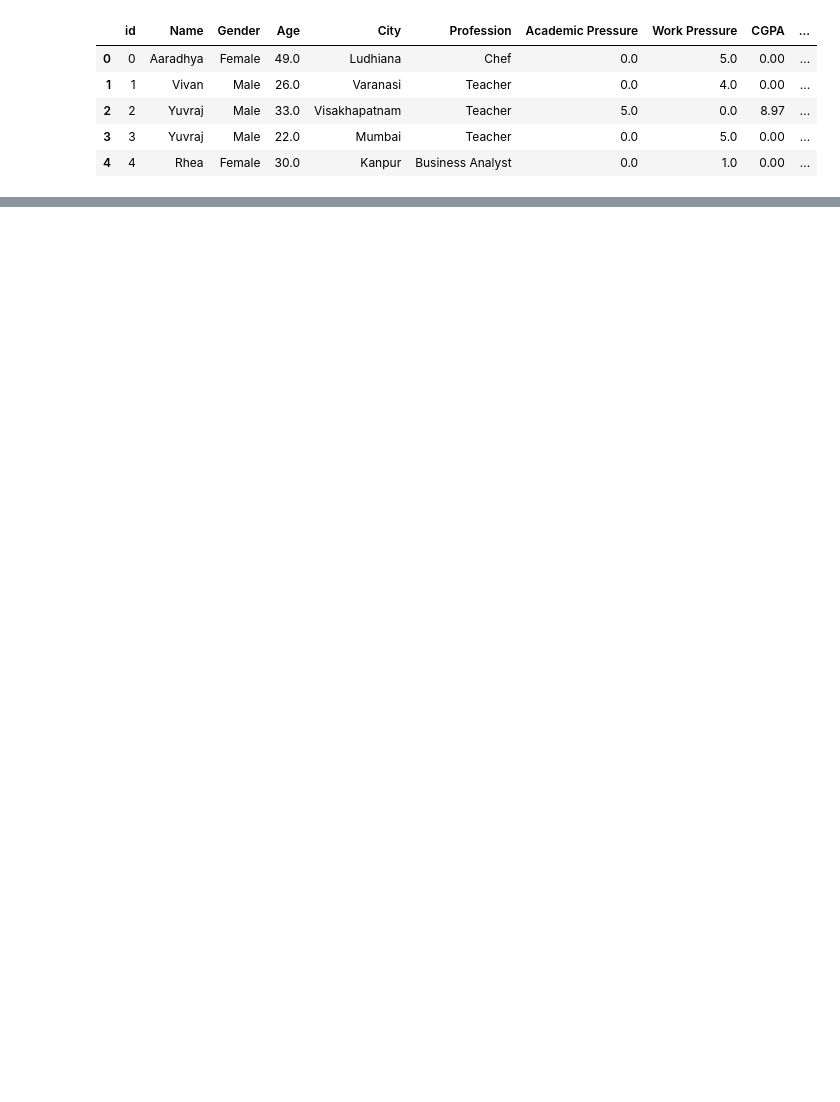
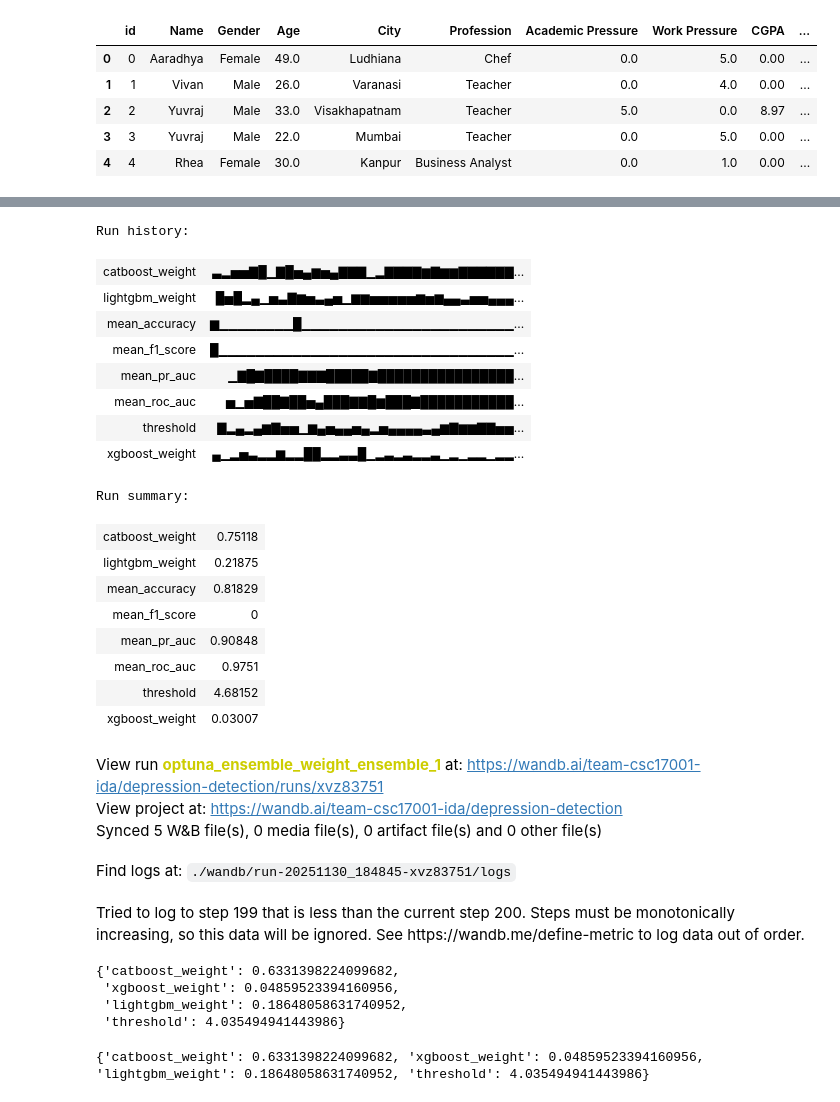
Before and after one commit to dihungg/Chatbot_Extension, a Jupyter notebook: ensemble.ipynb, the cells around one changed output, grey strips where cells are left out. Drawn from its saved outputs; the diff is of its cells as text; code cells hidden in the pictures; blank space fills up the shorter version.

Commit message:
Add ensemble experiment

```diff
--- a/ensemble.ipynb
+++ b/ensemble.ipynb
@@ -23,0 +129,12 @@ test_df.head()
+# %%
+wandb_kwargs = {
+    "entity": "team-csc17001-ida",
+    "project": "depression-detection",
+    "name": "optuna_ensemble_weight_ensemble_1",
+}
+
+wandb_callback = WeightsAndBiasesCallback(
+    metric_name="valid_ap",     # We focus in Average Precision because this is a clinical task.
+    wandb_kwargs=wandb_kwargs,  # passed to wandb.init(...)
+    as_multirun=False,          # one W&B run for entire study
+)
@@ -23,0 +235,2 @@ test_df.head()
+# %%
+study = optuna.create_study(direction="maximize")
@@ -23,0 +239,9 @@ test_df.head()
+# %%
+study.optimize(
+    objective,
+    n_trials=200,
+    callbacks=[wandb_callback],
+    n_jobs=1,
+)
+wandb.finish()
+# %% [output]
@@ -23,0 +266,36 @@ test_df.head()
+Run history:
+| catboost_weight | ▃▂▅▅▇█▁▇█▅▄▆▅▄▇▇▇▁▂▇▇▇▇▆▇▆▆▇▇▇▇▇▇... |
+| lightgbm_weight | █▅█▂▄▁▅▃▇▆▅▃▄▅▁▆▆▅▅▅▅▅▆▅▆▄▄▃▅▅▄▄▄... |
+| mean_accuracy | ▆▁▁▁▁▁▁▁▁█▁▁▁▁▁▁▁▁▁▁▁▁▁▁▁▁▁▁▁▁▁▁▁... |
+| mean_f1_score | █▁▁▁▁▁▁▁▁▁▁▁▁▁▁▁▁▁▁▁▁▁▁▁▁▁▁▁▁▁▁▁▁... |
+| mean_pr_auc | ▁▇█▇████▇▇▇█████▇████████████████... |
+| mean_roc_auc | ▅▁▅▇██▇██▅▄███▇▇█▆███▇███████████... |
+| threshold | ▇▂▄▂▄▆▇▅▅▁▆▄▅▄▄▅▄▂▅▄▄▄▄▃▄▆▇▆▆▇▇▅▅... |
+| xgboost_weight | ▄▁▂▅▃▂▂▆▂▂██▂▂▃▃█▁▂▃▂▃▂▂▃▁▂▁▂▂▁▂▂... |
+Run summary:
+| catboost_weight | 0.75118 |
+| lightgbm_weight | 0.21875 |
+| mean_accuracy | 0.81829 |
+| mean_f1_score | 0 |
+| mean_pr_auc | 0.90848 |
+| mean_roc_auc | 0.9751 |
+| threshold | 4.68152 |
+| xgboost_weight | 0.03007 |
+View run optuna_ensemble_weight_ensemble_1 at: https://wandb.ai/team-csc17001-ida/depression-detection/runs/xvz83751
+View project at: https://wandb.ai/team-csc17001-ida/depression-detection
+Synced 5 W&B file(s), 0 media file(s), 0 artifact file(s) and 0 other file(s)
+Find logs at: ./wandb/run-20251130_184845-xvz83751/logs
+Tried to log to step 199 that is less than the current step 200. Steps must be monotonically increasing, so this data will be ignored. See https://wandb.me/define-metric to log data out of order.
+# %%
+# Get the best hyper params from study object
+best_params = study.best_trial.params
+best_params
+# %% [output]
+{'catboost_weight': 0.6331398224099682,
+ 'xgboost_weight': 0.04859523394160956,
+ 'lightgbm_weight': 0.18648058631740952,
+ 'threshold': 4.035494941443986}
+# %%
+print(best_params)
+# %% [output]
+{'catboost_weight': 0.6331398224099682, 'xgboost_weight': 0.04859523394160956, 'lightgbm_weight': 0.18648058631740952, 'threshold': 4.035494941443986}
```
Also changed, not shown: parts of 10 cells of this notebook, 9 other files.
